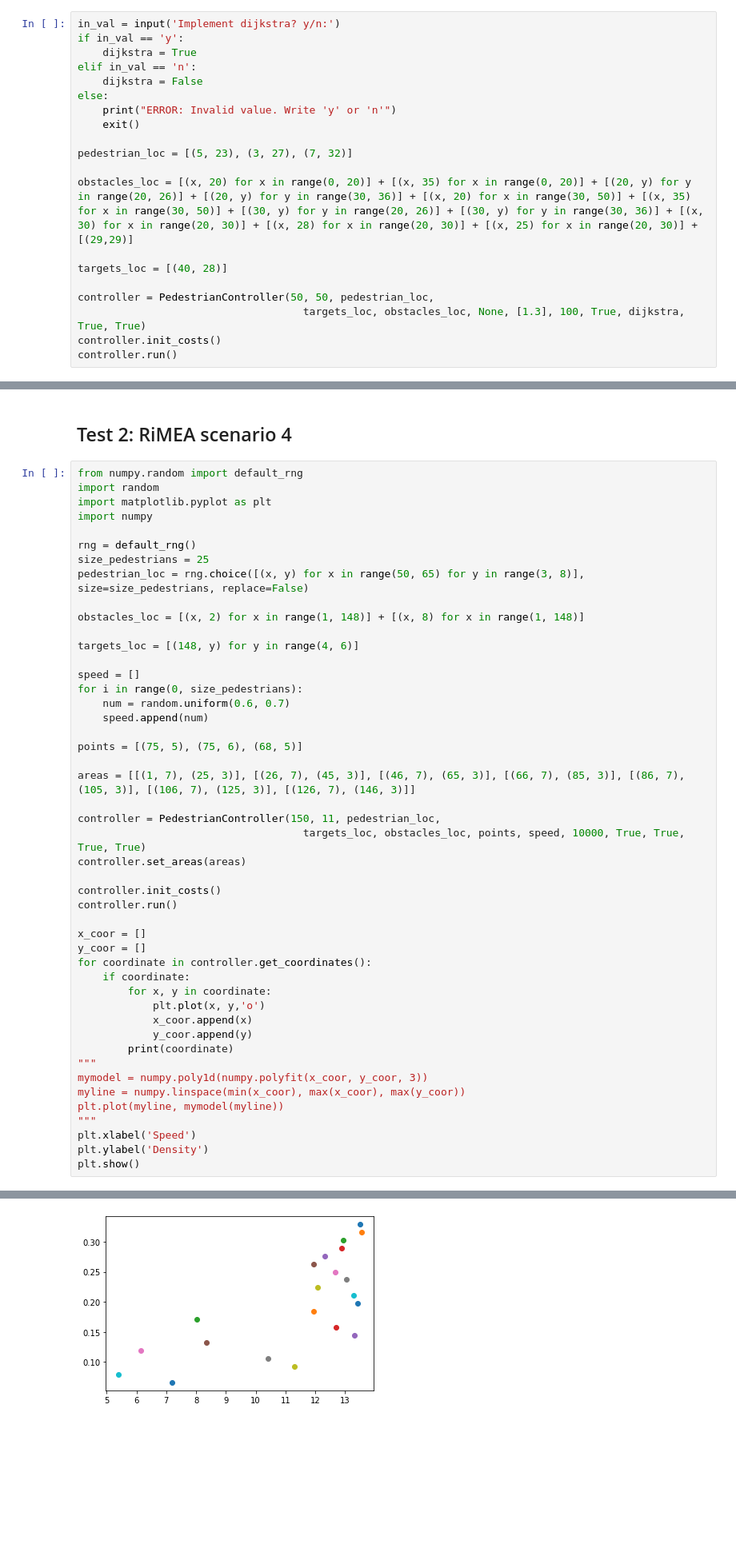
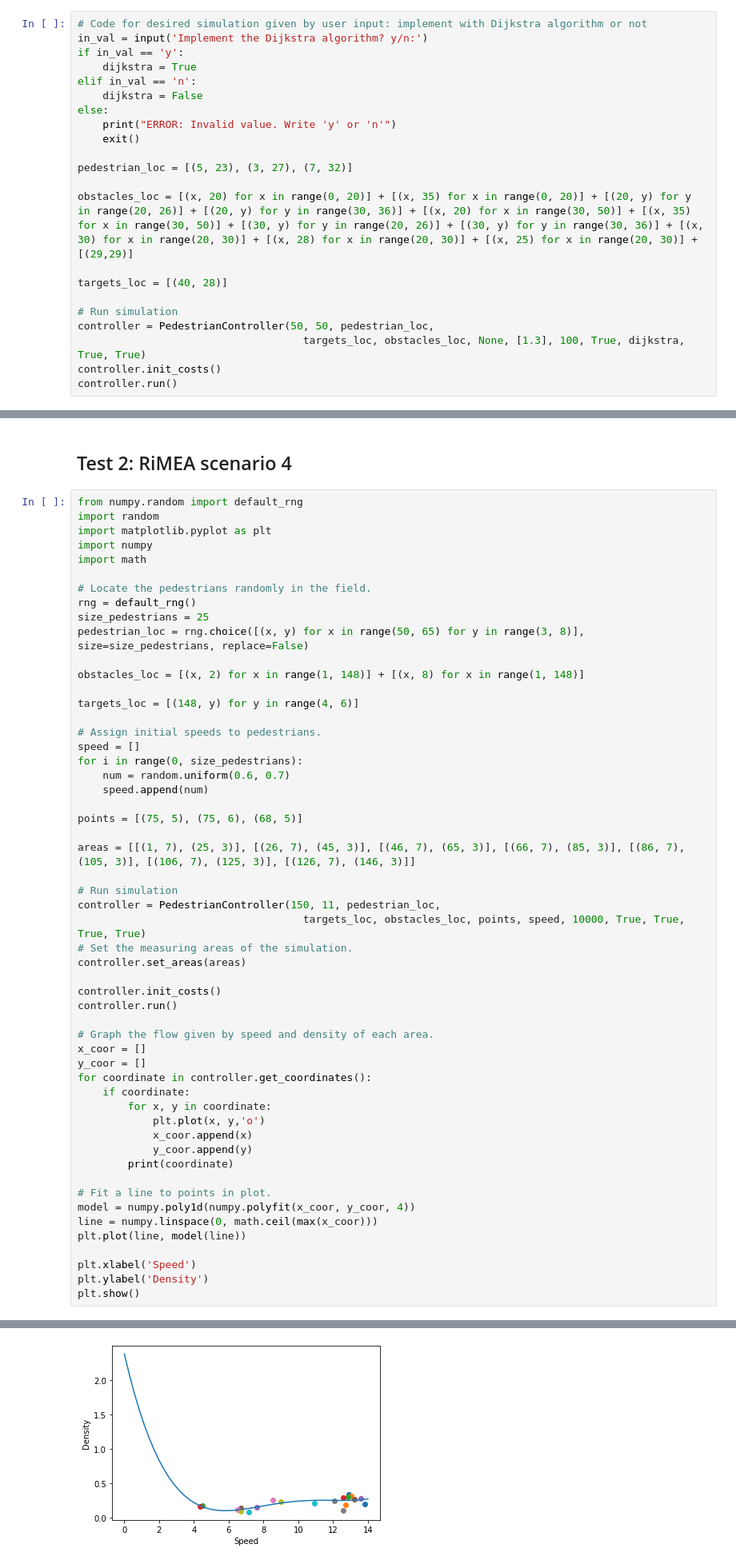
Before and after one commit to christinanb/cellular-automation, a Jupyter notebook: Simulation.ipynb, the cells around one changed output, grey strips where cells are left out. Shown at 80% size. Drawn from its saved outputs; the diff is of its cells as text; blank space fills up the shorter version.

```diff
--- a/Simulation.ipynb
+++ b/Simulation.ipynb
@@ -51,7 +51,8 @@ error: display Surface quit
 # %% [markdown]
 The corridor example for this task has been implemented as code instead of file since there are multiple obstacles.
 # %%
-in_val = input('Implement dijkstra? y/n:')
+# Code for desired simulation given by user input: implement with Dijkstra algorithm or not
+in_val = input('Implement the Dijkstra algorithm? y/n:')
 if in_val == 'y':
     dijkstra = True
 elif in_val == 'n':
@@ -66,6 +67,7 @@ obstacles_loc = [(x, 20) for x in range(0, 20)] + [(x, 35) for x in range(0, 20)
 
 targets_loc = [(40, 28)]
 
+# Run simulation
 controller = PedestrianController(50, 50, pedestrian_loc,
                                     targets_loc, obstacles_loc, None, [1.3], 100, True, dijkstra, True, True)
 controller.init_costs()
@@ -147,7 +149,9 @@ from numpy.random import default_rng
 import random
 import matplotlib.pyplot as plt
 import numpy
+import math
 
+# Locate the pedestrians randomly in the field.
 rng = default_rng()
 size_pedestrians = 25
 pedestrian_loc = rng.choice([(x, y) for x in range(50, 65) for y in range(3, 8)], size=size_pedestrians, replace=False)
@@ -156,6 +160,7 @@ obstacles_loc = [(x, 2) for x in range(1, 148)] + [(x, 8) for x in range(1, 148)
 
 targets_loc = [(148, y) for y in range(4, 6)]
 
+# Assign initial speeds to pedestrians.
 speed = []
 for i in range(0, size_pedestrians):
     num = random.uniform(0.6, 0.7)
@@ -165,13 +170,16 @@ points = [(75, 5), (75, 6), (68, 5)]
 
 areas = [[(1, 7), (25, 3)], [(26, 7), (45, 3)], [(46, 7), (65, 3)], [(66, 7), (85, 3)], [(86, 7), (105, 3)], [(106, 7), (125, 3)], [(126, 7), (146, 3)]]
 
+# Run simulation
 controller = PedestrianController(150, 11, pedestrian_loc,
                                     targets_loc, obstacles_loc, points, speed, 10000, True, True, True, True)
+# Set the measuring areas of the simulation.
 controller.set_areas(areas)
 
 controller.init_costs()
 controller.run()
 
+# Graph the flow given by speed and density of each area.
 x_coor = []
 y_coor = []
 for coordinate in controller.get_coordinates():
@@ -181,11 +189,12 @@ for coordinate in controller.get_coordinates():
             x_coor.append(x)
             y_coor.append(y)
         print(coordinate)
-"""
-mymodel = numpy.poly1d(numpy.polyfit(x_coor, y_coor, 3))
-myline = numpy.linspace(min(x_coor), max(x_coor), max(y_coor))
-plt.plot(myline, mymodel(myline))
-"""
+
+# Fit a line to points in plot.
+model = numpy.poly1d(numpy.polyfit(x_coor, y_coor, 4))
+line = numpy.linspace(0, math.ceil(max(x_coor)))
+plt.plot(line, model(line))
+
 plt.xlabel('Speed')
 plt.ylabel('Density')
 plt.show()
@@ -195,4 +203,4 @@ TypeError: 'numpy.float64' object cannot be interpreted as an integer
-[figure, old version]
+[figure, new version]
 # %% [markdown]
 ## Test 3: RiMEA scenario 6
 # %%
```
Also changed, not shown: parts of 1 cell of this notebook.
